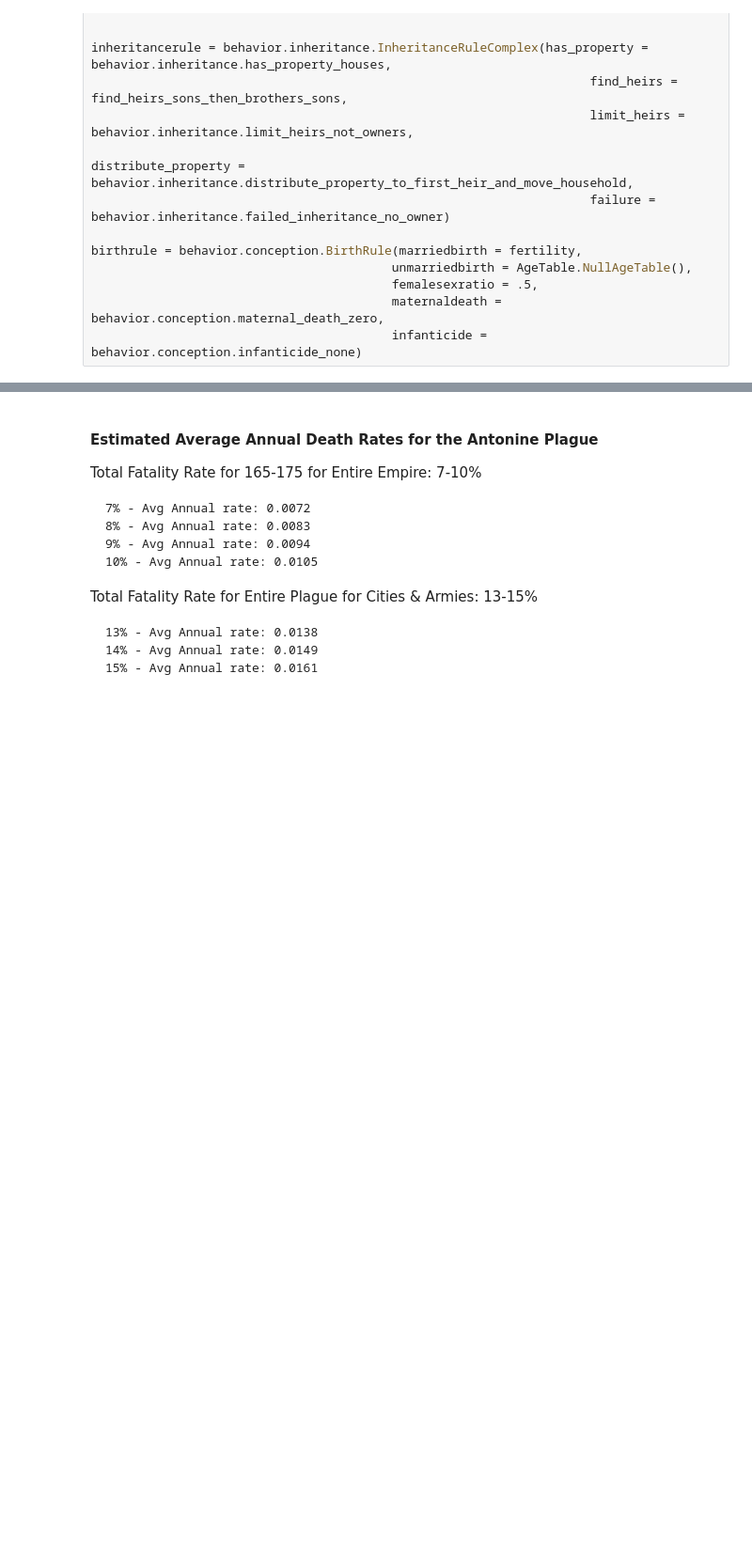
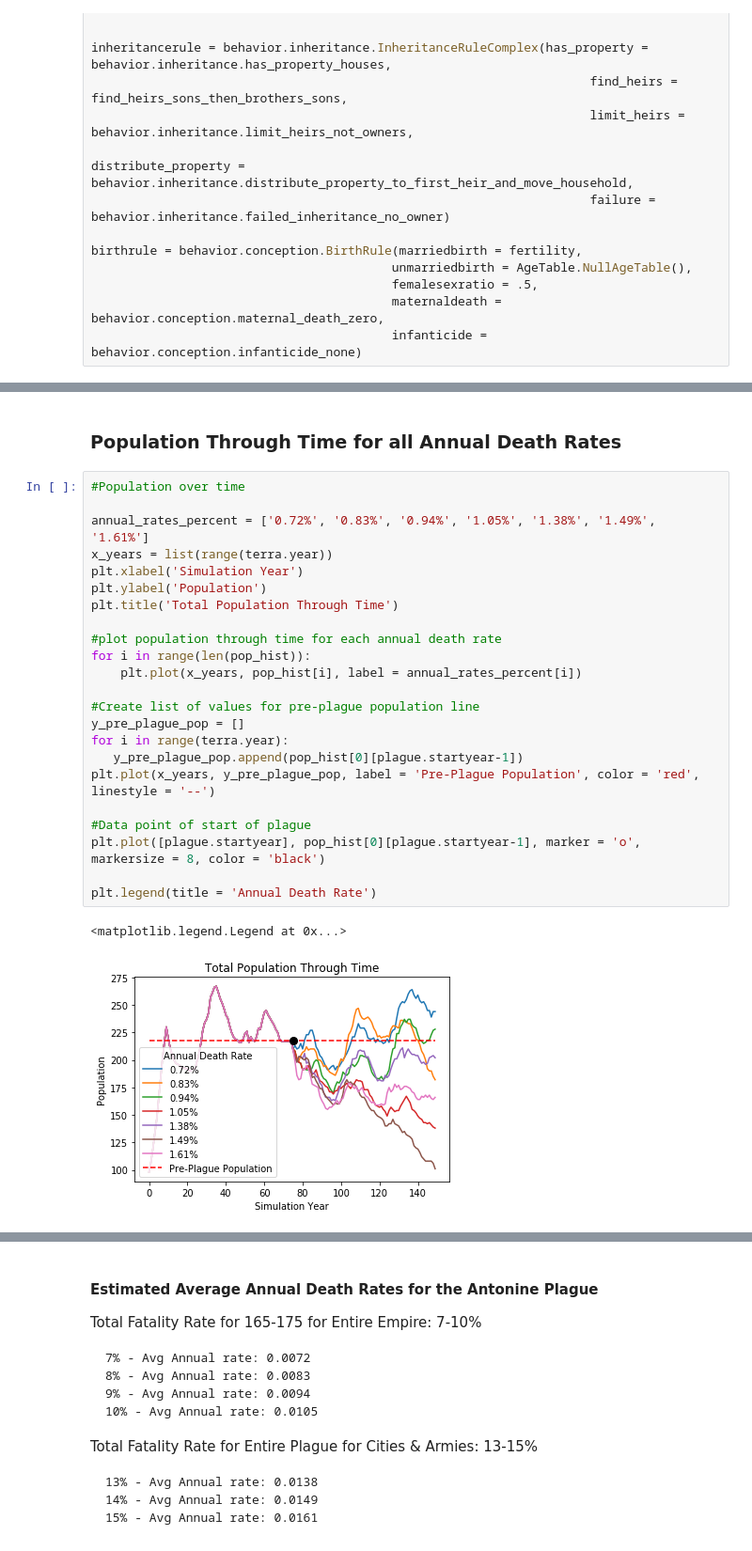
Before and after one commit to acabaniss/house-inheritance, a Jupyter notebook: code/examples/SimpleMortalityCrisisExample.ipynb, the cells around one changed output, grey strips where cells are left out. Shown: that part at 94% size. Saved outputs shown, nothing was run; the diff lists cells and outputs as text; blank space fills up the shorter version.

```diff
--- a/code/examples/SimpleMortalityCrisisExample.ipynb
+++ b/code/examples/SimpleMortalityCrisisExample.ipynb
@@ -267,0 +316,28 @@ print(killednum)
+# %% [markdown]
+### Population Through Time for all Annual Death Rates
+# %%
+#Population over time
+
+annual_rates_percent = ['0.72%', '0.83%', '0.94%', '1.05%', '1.38%', '1.49%', '1.61%']
+x_years = list(range(terra.year))
+plt.xlabel('Simulation Year')
+plt.ylabel('Population')
+plt.title('Total Population Through Time')
+
+#plot population through time for each annual death rate
+for i in range(len(pop_hist)):
+    plt.plot(x_years, pop_hist[i], label = annual_rates_percent[i])
+
+#Create list of values for pre-plague population line
+y_pre_plague_pop = []
+for i in range(terra.year):
+   y_pre_plague_pop.append(pop_hist[0][plague.startyear-1])
+plt.plot(x_years, y_pre_plague_pop, label = 'Pre-Plague Population', color = 'red', linestyle = '--')
+
+#Data point of start of plague
+plt.plot([plague.startyear], pop_hist[0][plague.startyear-1], marker = 'o', markersize = 8, color = 'black')
+
+plt.legend(title = 'Annual Death Rate')
+# %% [output]
+<matplotlib.legend.Legend at 0x...>
+[figure, added]
```
Also changed, not shown: parts of 16 cells of this notebook.
